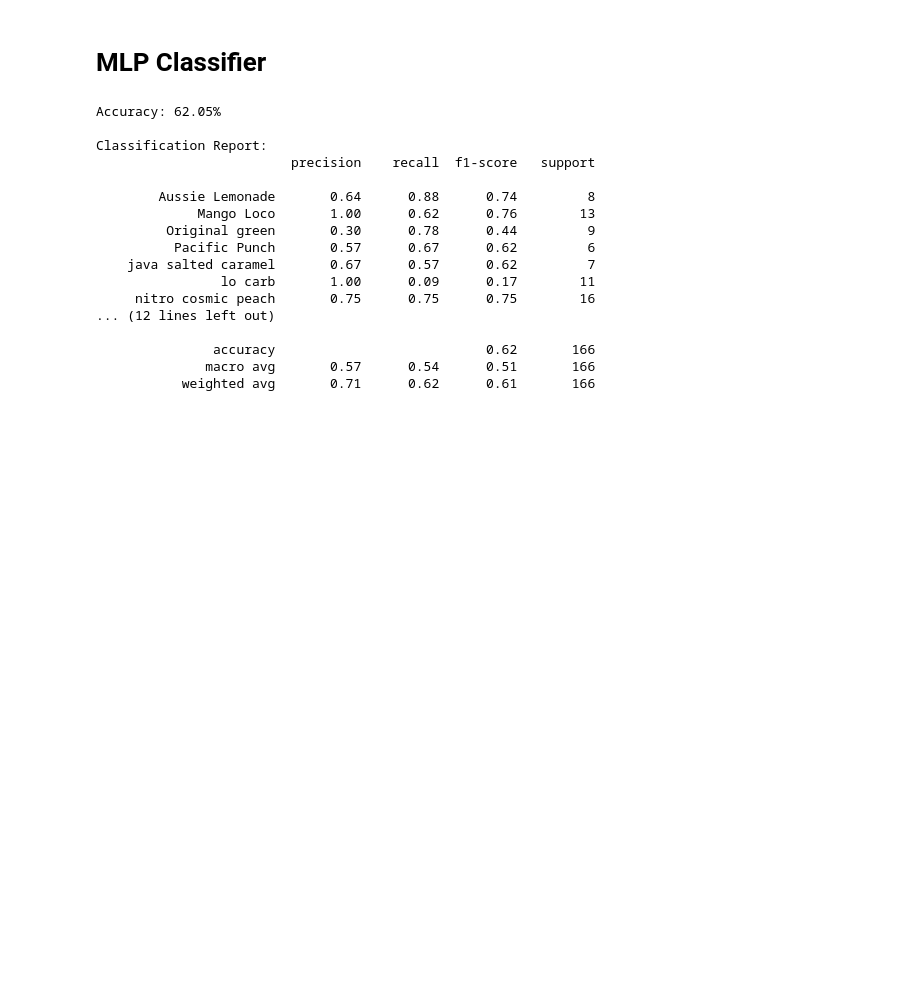
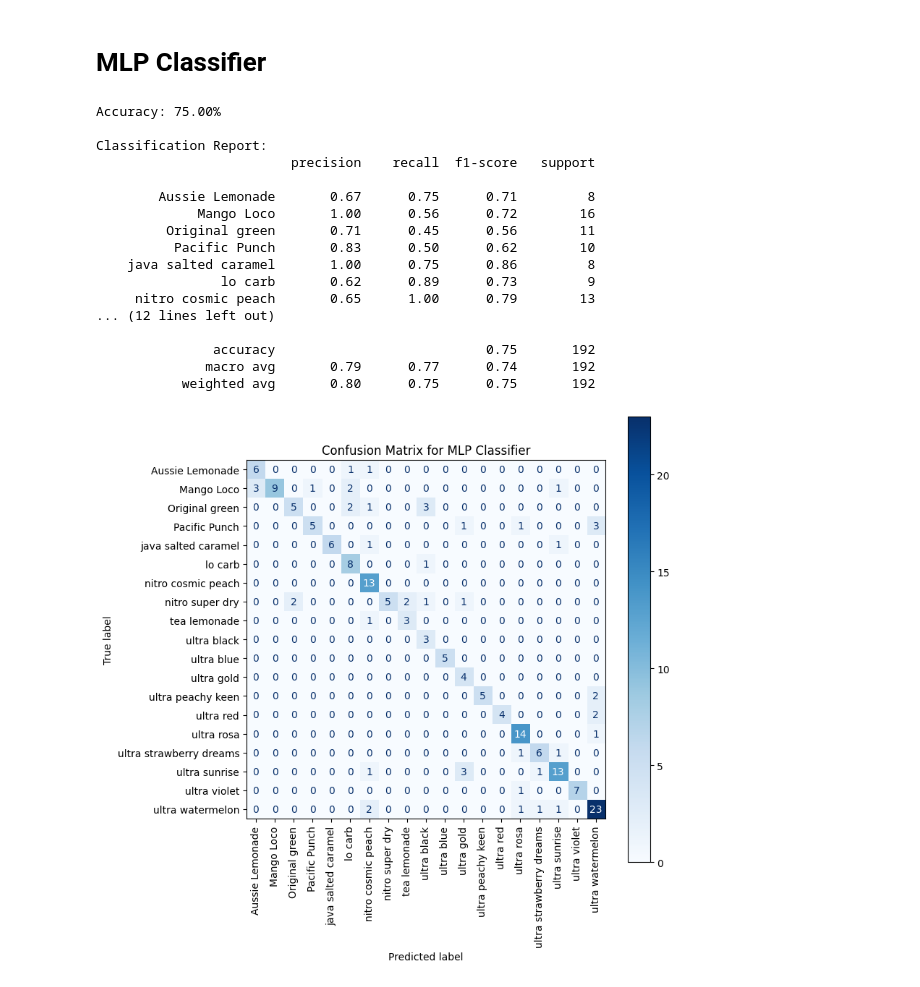
Before and after one commit to MartinaPanini/MonsterRecognition, a Jupyter notebook: solution1/color_classification.ipynb, the cells around one changed output. Saved outputs shown, nothing was run; the diff lists cells and outputs as text; code cells hidden in the pictures; blank space fills up the shorter version.

```diff
--- a/solution1/color_classification.ipynb
+++ b/solution1/color_classification.ipynb
@@ -135,7 +167,7 @@ label_encoder = LabelEncoder()
 y_encoded = label_encoder.fit_transform(y)
 
 # Dividi il dataset in training e testing (80% training, 20% test)
-X_train, X_test, y_train, y_test = train_test_split(X, y_encoded, test_size=0.5, random_state=42)
+X_train, X_test, y_train, y_test = train_test_split(X, y_encoded, test_size=0.3, random_state=42)
 
 # Crea il modello Random Forest
 model = MLPClassifier(hidden_layer_sizes=(1000,), max_iter=10000, random_state=42)
@@ -153,22 +185,38 @@ print(f"Accuracy: {accuracy * 100:.2f}%")
 # Report di classificazione per maggiori dettagli sulle performance
 print("\nClassification Report:")
 print(classification_report(y_test, y_pred, labels=label_encoder.transform(label_encoder.classes_),
-                            target_names=label_encoder.classes_))
+                            target_names=label_encoder.classes_, zero_division=0))
 # %% [output]
-Accuracy: 62.05%
+Accuracy: 75.00%
 
 Classification Report:
                          precision    recall  f1-score   support
 
-        Aussie Lemonade       0.64      0.88      0.74         8
-             Mango Loco       1.00      0.62      0.76        13
-         Original green       0.30      0.78      0.44         9
-          Pacific Punch       0.57      0.67      0.62         6
-    java salted caramel       0.67      0.57      0.62         7
-                lo carb       1.00      0.09      0.17        11
-     nitro cosmic peach       0.75      0.75      0.75        16
+        Aussie Lemonade       0.67      0.75      0.71         8
+             Mango Loco       1.00      0.56      0.72        16
+         Original green       0.71      0.45      0.56        11
+          Pacific Punch       0.83      0.50      0.62        10
+    java salted caramel       1.00      0.75      0.86         8
+                lo carb       0.62      0.89      0.73         9
+     nitro cosmic peach       0.65      1.00      0.79        13
 ... (12 lines left out)
 
-               accuracy                           0.62       166
-              macro avg       0.57      0.54      0.51       166
-           weighted avg       0.71      0.62      0.61       166
+               accuracy                           0.75       192
+              macro avg       0.79      0.77      0.74       192
+           weighted avg       0.80      0.75      0.75       192
+# %%
+from sklearn.metrics import confusion_matrix, ConfusionMatrixDisplay
+
+import matplotlib.pyplot as plt
+# Compute the confusion matrix
+cm = confusion_matrix(y_test, y_pred)
+
+# Display the confusion matrix
+disp = ConfusionMatrixDisplay(confusion_matrix=cm, display_labels=label_encoder.classes_)
+fig, ax = plt.subplots(figsize=(8, 8))  # Increase the size of the plot
+disp.plot(cmap=plt.cm.Blues, ax=ax)
+plt.title('Confusion Matrix for MLP Classifier')
+plt.xticks(rotation=90)  # Rotate x-axis labels to vertical
+plt.show()
+# %% [output]
+[figure, added]
```
Also changed, not shown: parts of 4 cells of this notebook, 48 other files.
